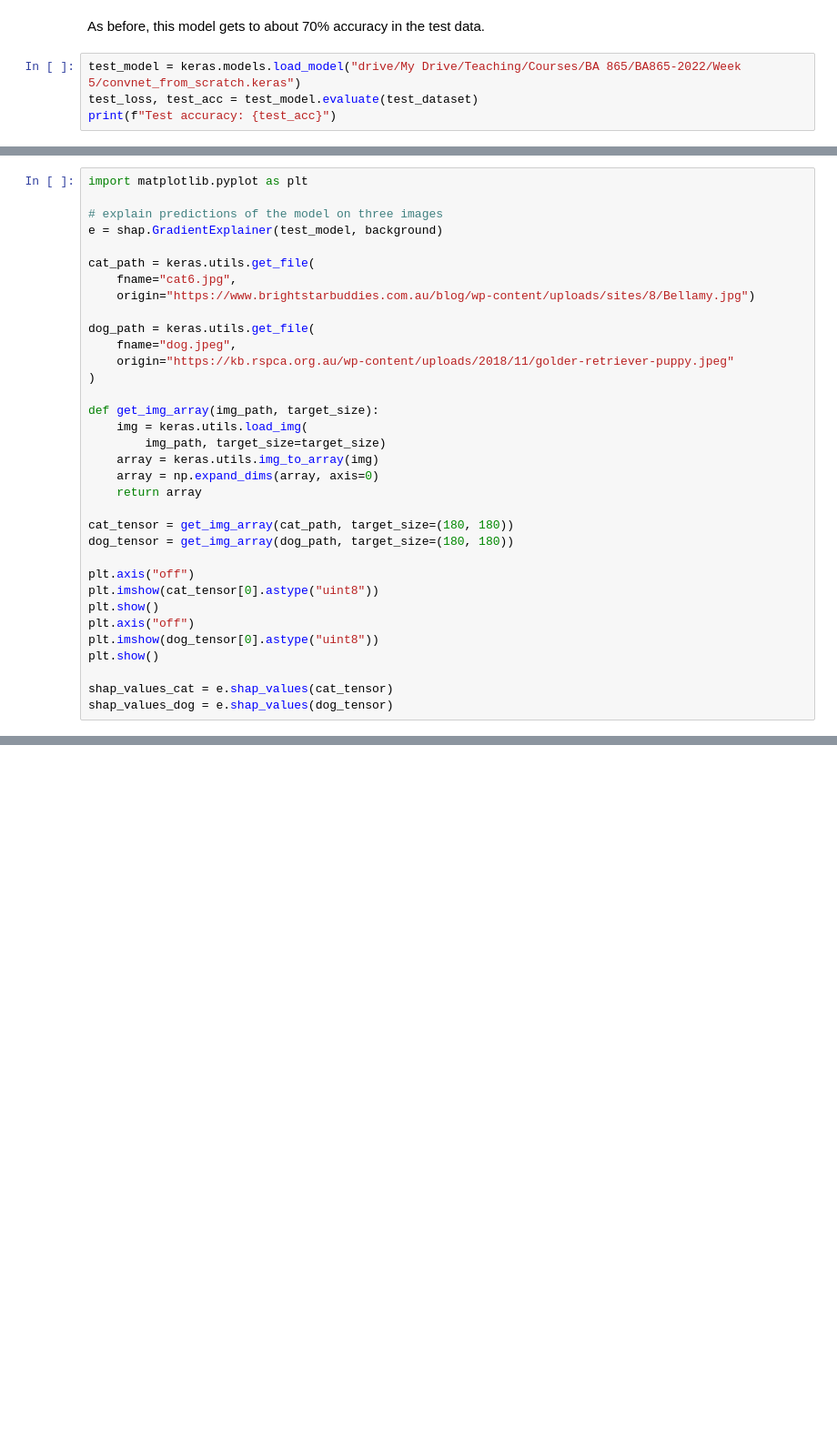
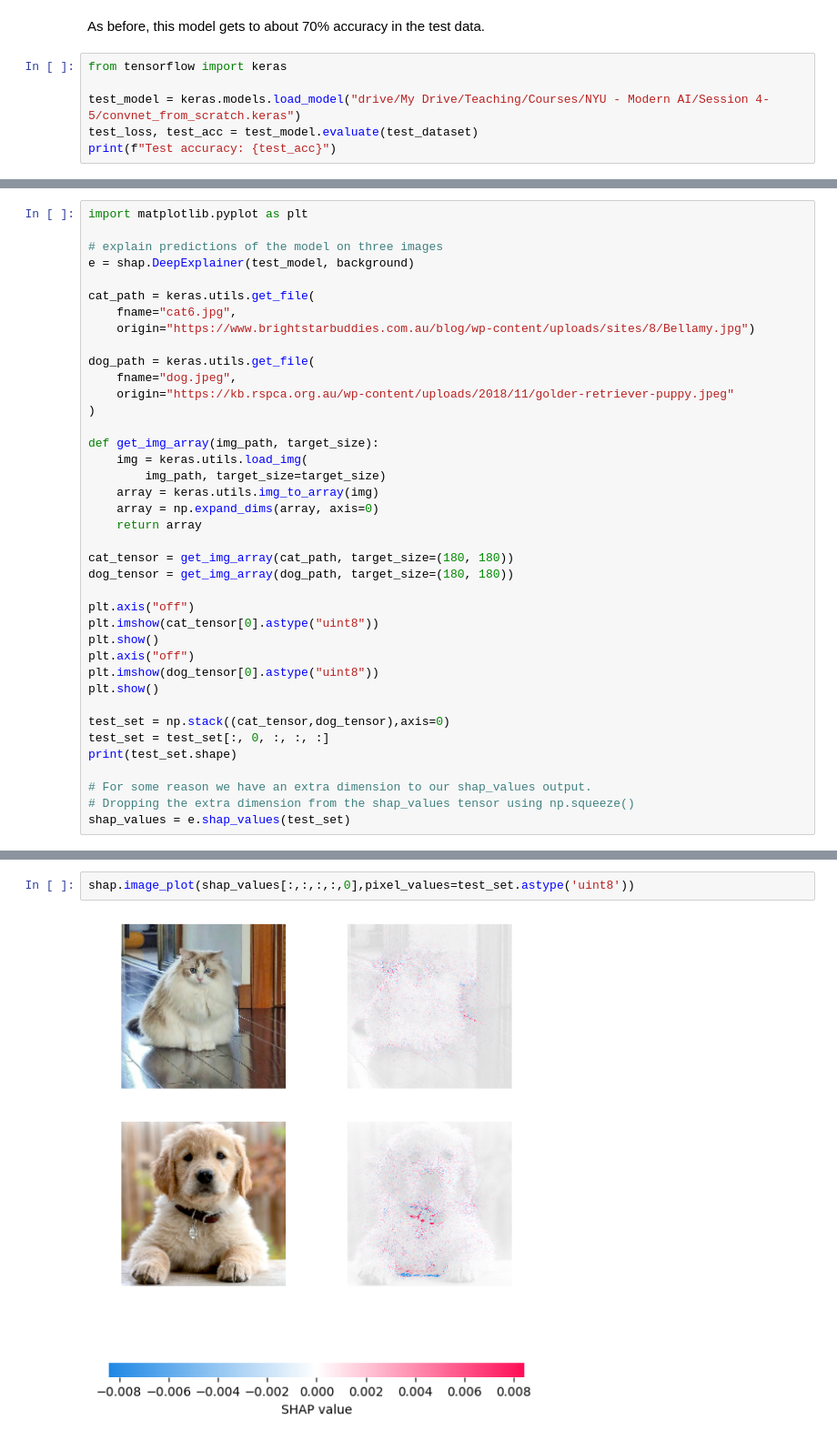
Before and after one commit to gburtch/NYU---ModernAI, a Jupyter notebook: Session 7/7.2 - SHAP with Dog-Cat.ipynb, the cells around one changed output, grey strips where cells are left out. Shown at 91% size. Cells and saved outputs as stored; diff of their text form; blank space fills up the shorter version.

```diff
--- a/Session 7/7.2 - SHAP with Dog-Cat.ipynb
+++ b/Session 7/7.2 - SHAP with Dog-Cat.ipynb
@@ -128,7 +113,9 @@ Epoch 40/40
 # %% [markdown]
 As before, this model gets to about 70% accuracy in the test data.
 # %%
-test_model = keras.models.load_model("drive/My Drive/Teaching/Courses/BA 865/BA865-2022/Week 5/convnet_from_scratch.keras")
+from tensorflow import keras
+
+test_model = keras.models.load_model("drive/My Drive/Teaching/Courses/NYU - Modern AI/Session 4-5/convnet_from_scratch.keras")
 test_loss, test_acc = test_model.evaluate(test_dataset)
 print(f"Test accuracy: {test_acc}")
 # %% [output]
@@ -187,7 +173,7 @@ Successfully installed shap-0.40.0 slicer-0.0.7
 import matplotlib.pyplot as plt
 
 # explain predictions of the model on three images
-e = shap.GradientExplainer(test_model, background)
+e = shap.DeepExplainer(test_model, background)
 
 cat_path = keras.utils.get_file(
     fname="cat6.jpg",
@@ -215,6 +201,11 @@ plt.axis("off")
 plt.imshow(dog_tensor[0].astype("uint8"))
 plt.show()
 
-shap_values_cat = e.shap_values(cat_tensor)
-shap_values_dog = e.shap_values(dog_tensor)
+test_set = np.stack((cat_tensor,dog_tensor),axis=0)
+test_set = test_set[:, 0, :, :, :]
+print(test_set.shape)
+
+# For some reason we have an extra dimension to our shap_values output.
+# Dropping the extra dimension from the shap_values tensor using np.squeeze()
+shap_values = e.shap_values(test_set)
 # %% [output]
@@ -239,0 +217,4 @@ print(model.predict(cat_tensor))
+# %%
+shap.image_plot(shap_values[:,:,:,:,0],pixel_values=test_set.astype('uint8'))
+# %% [output]
+[figure, added]
```
Also changed, not shown: parts of 10 cells of this notebook, 2 other files.
